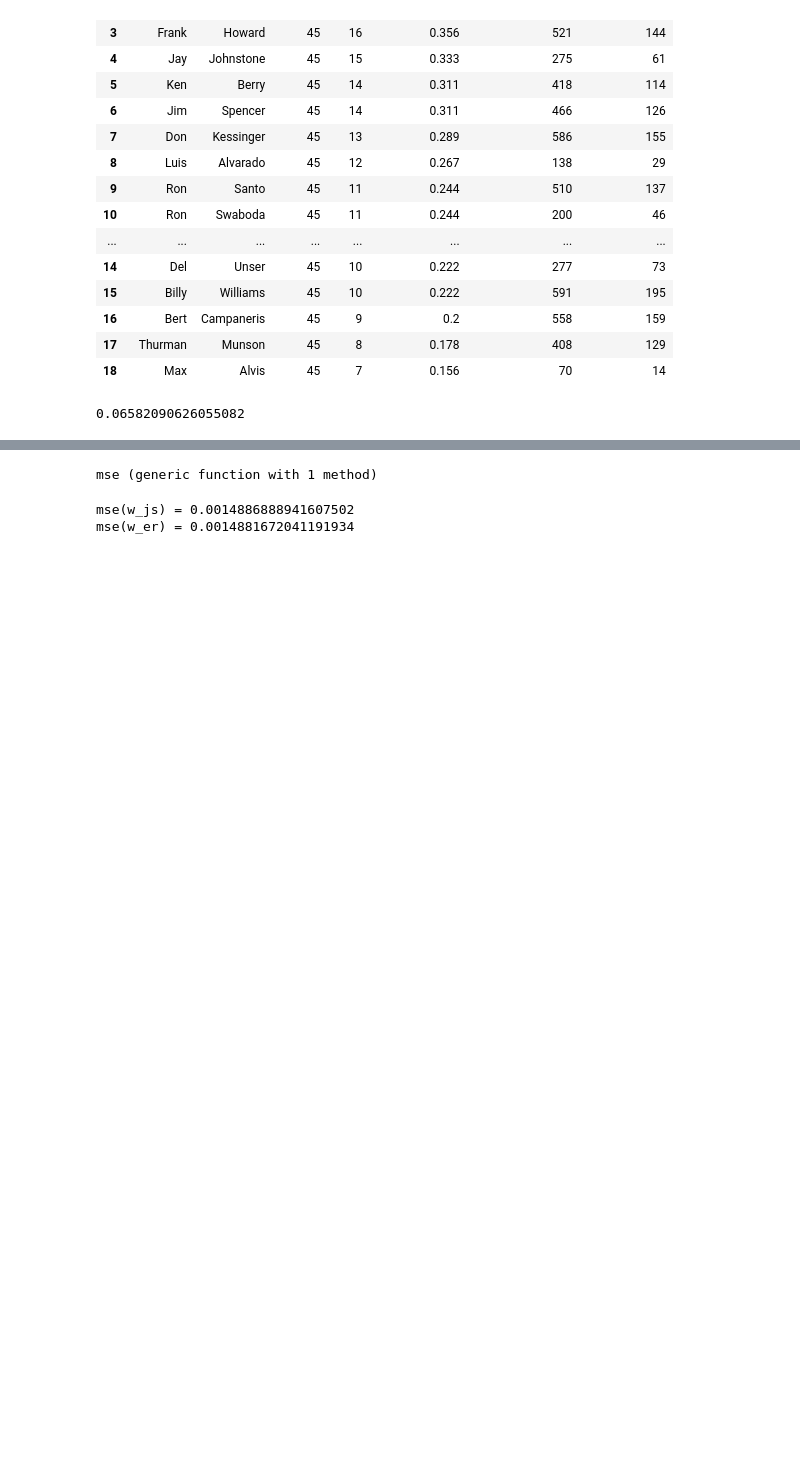
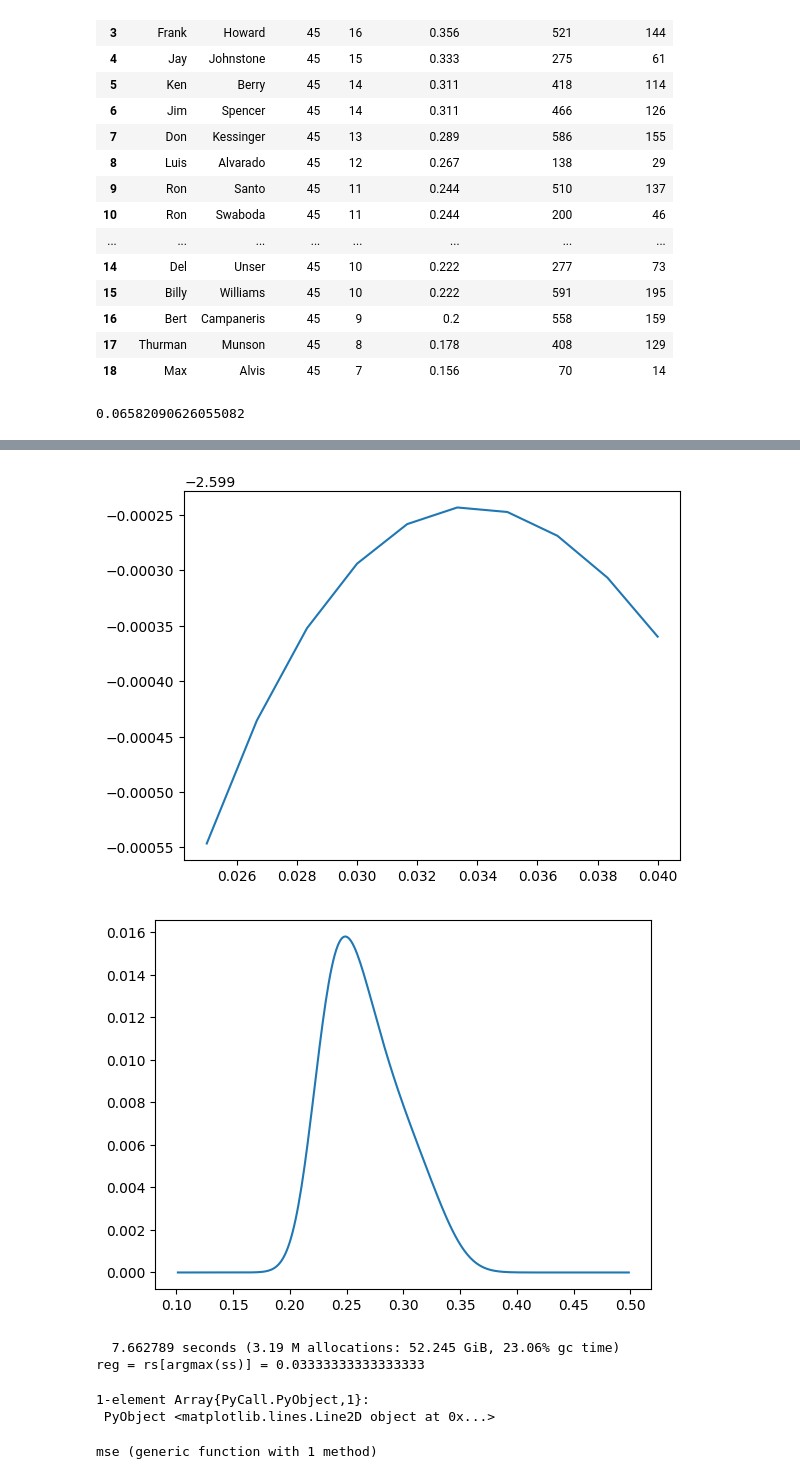
Before and after one commit to axsk/OEBayes, a Jupyter notebook: notebooks/baseball.ipynb, the cells around one changed output, grey strips where cells are left out. Saved outputs shown, nothing was run; the diff lists cells and outputs as text; code cells hidden in the pictures; blank space fills up the shorter version.

```diff
--- a/notebooks/baseball.ipynb
+++ b/notebooks/baseball.ipynb
@@ -35,7 +35,7 @@ table = CSV.read("baseballdata.csv")
 | 17 | Thurman | Munson | 45 | 8 | 0.178 | 408 | 129 |
 | 18 | Max | Alvis | 45 | 7 | 0.156 | 70 | 14 |
 # %%
-xs = linspace(0.1,.5,300)
+xs = linspace(0.1,.5,300+2)[2:end-1] # account for midpoint rule
 
 data = table[:,:BattingAverage]
 M = length(data)
@@ -66,3 +73,21 @@ w_er, reg = cverp(m, data, rs = linspace(0.0405,0.041,10))
+# %%
+# TODO: Binomial Model
+
+m_bin = ObjectiveEmpiricalBayes.BinomialModel(N, xs)
+reg_bin = 0
+
+data_bin = round.(Int, data * N)
+w_bin, reg = cverp(m_bin, data_bin, rs = linspace(0.025,0.04,10))
+
+figure()
+plot(xs, w_bin)
+# %% [output]
+[figure, added]
+[figure, added]
+  7.662789 seconds (3.19 M allocations: 52.245 GiB, 23.06% gc time)
+reg = rs[argmax(ss)] = 0.03333333333333333
+1-element Array{PyCall.PyObject,1}:
+ PyObject <matplotlib.lines.Line2D object at 0x...>
 # %%
 function posteriors(w)
     L=likelihoodmat(m, data)
@@ -86,6 +108,0 @@ plot(hcat(errors(w_js), errors(w_er)))
-# %%
-@show mse(w_js);
-@show mse(w_er);
-# %% [output]
-mse(w_js) = 0.0014886888941607502
-mse(w_er) = 0.0014881672041191934
```
Also changed, not shown: parts of 15 cells of this notebook, 4 other files.
